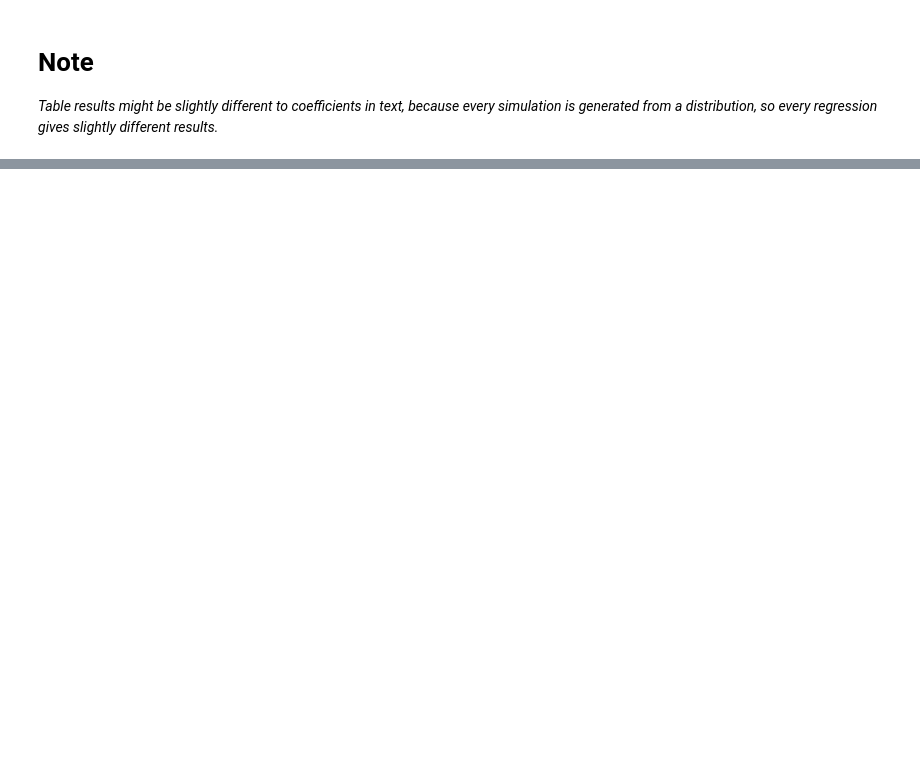
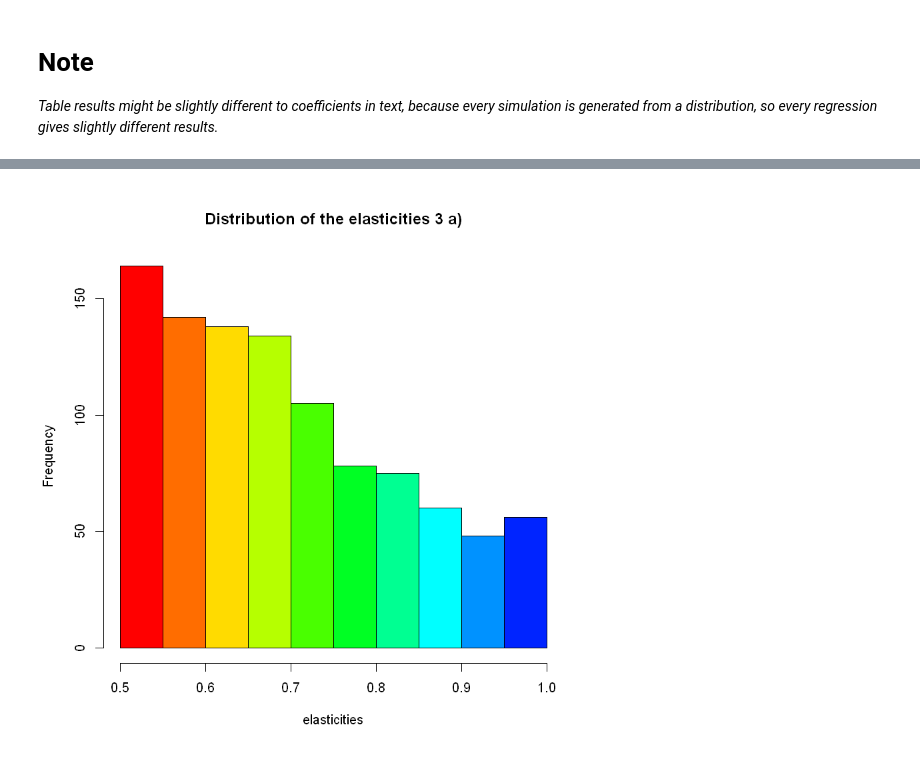
Before and after one commit to gisslab/io_problemsets, a Jupyter notebook: PS2 Questions 2 and 3 .ipynb, the cells around one changed output, grey strips where cells are left out. Drawn from its saved outputs; the diff is of its cells as text; code cells hidden in the pictures; blank space fills up the shorter version.

```diff
--- a/PS2 Questions 2 and 3 .ipynb
+++ b/PS2 Questions 2 and 3 .ipynb
@@ -328,6 +337,7 @@ find_equilibria_end()
 lerner_log = log(lerner) + runif(number_cities,-0.05, 0.05)
 herf_log = log(herf)
 data = data.frame(lerner_log, herf_log)
+elast_3a <- elasticity
 
 #Regressions
 full_reg_3a = lm(lerner_log~herf_log, data=data)
@@ -382,0 +401,4 @@ Uncertainty in marginal cost accross cities, results also in a small but negativ
+# %%
+hist(elast_3a, main= "Distribution of the elasticities 3 a)" ,xlab = "elasticities",col=rainbow(14))
+# %% [output]
+[figure, added]
```
Also changed, not shown: parts of 24 cells of this notebook, 2 other files.
